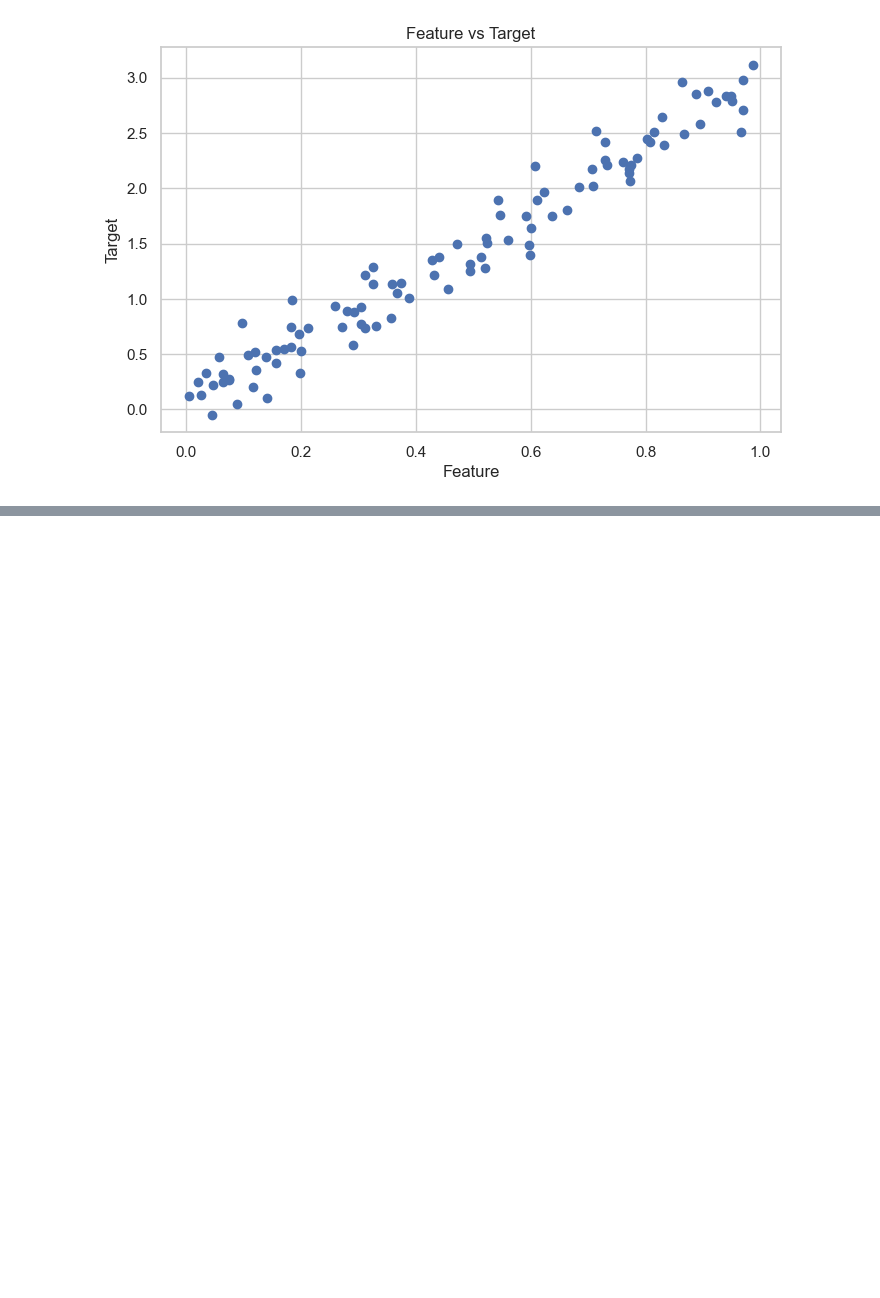
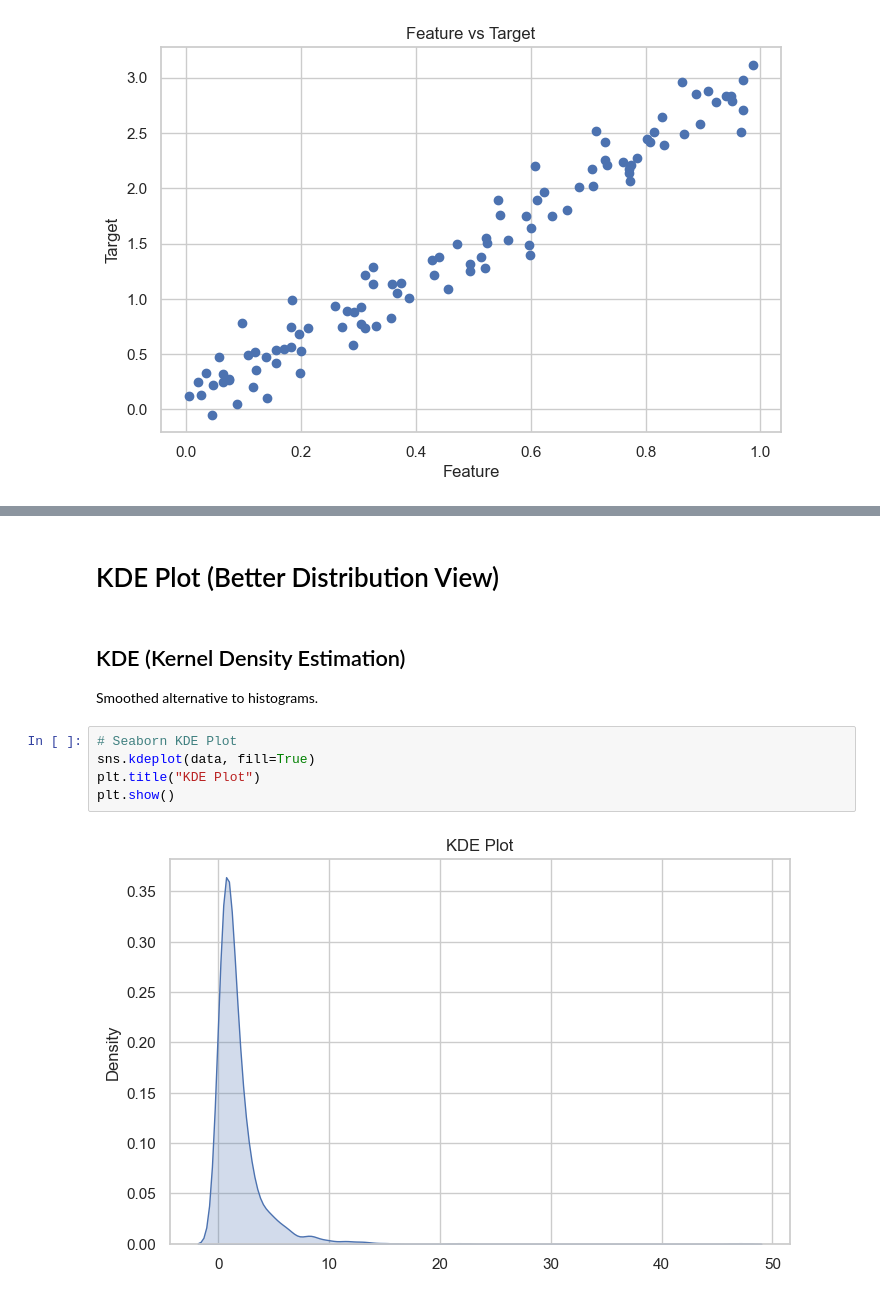
Before and after one commit to Deepayan-Thakur/Machine-Learning-Concepts, a Jupyter notebook: 00_prerequisites/matplotlib_seaborn.ipynb, the cells around one changed output, grey strips where cells are left out. Saved outputs shown, nothing was run; the diff lists cells and outputs as text; blank space fills up the shorter version.

Commit message:
Adding matplotlib_seaborn.ipynb file to  00_prerequisites

```diff
--- a/00_prerequisites/matplotlib_seaborn.ipynb
+++ b/00_prerequisites/matplotlib_seaborn.ipynb
@@ -124,0 +145,13 @@ plt.show()
+# %% [markdown]
+# KDE Plot (Better Distribution View)
+# %% [markdown]
+## KDE (Kernel Density Estimation)
+
+Smoothed alternative to histograms.
+# %%
+# Seaborn KDE Plot
+sns.kdeplot(data, fill=True)
+plt.title("KDE Plot")
+plt.show()
+# %% [output]
+[figure, added]
```
Also changed, not shown: parts of 24 cells of this notebook.
